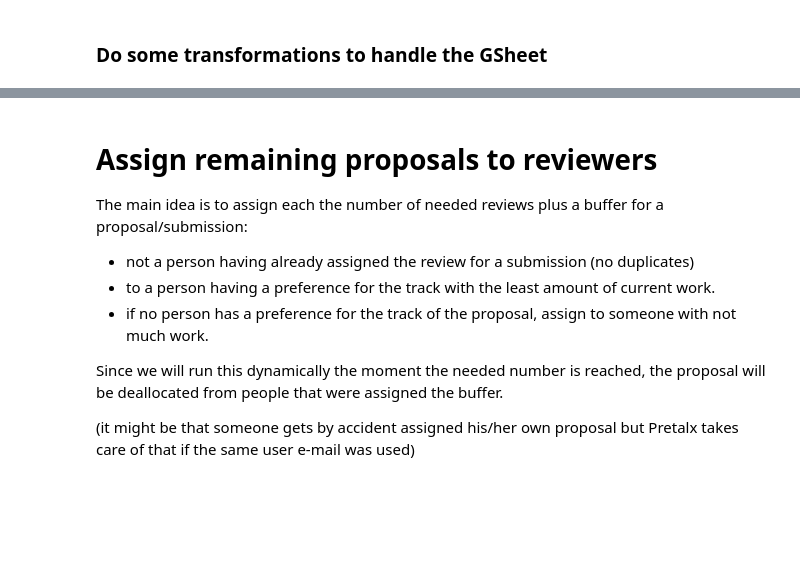
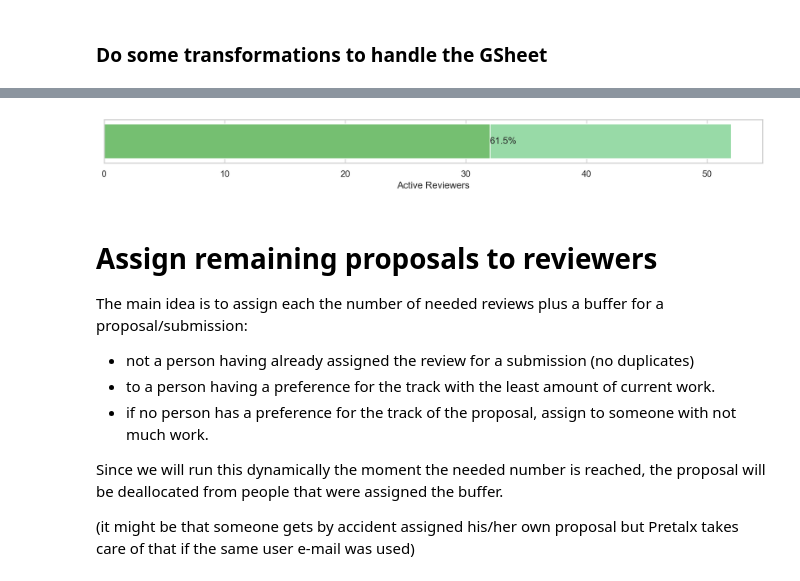
Before and after one commit to FlorianWilhelm/pytanis, a Jupyter notebook: notebooks/pyconde-pydata-berlin-2023/01_reviewer-assignment_v2.ipynb, the cells around one changed output, grey strips where cells are left out. Cells and saved outputs as stored; diff of their text form; code cells hidden in the pictures; blank space fills up the shorter version.

```diff
--- a/notebooks/pyconde-pydata-berlin-2023/01_reviewer-assignment_v2.ipynb
+++ b/notebooks/pyconde-pydata-berlin-2023/01_reviewer-assignment_v2.ipynb
@@ -134,3 +137,17 @@ sns.barplot(assign_df[Col.done_nreviews].value_counts().reset_index().rename(
+# %%
+active_rev = pd.DataFrame({
+    "Active Reviewers": [assign_df.assign(started=assign_df[Col.done_nreviews] > 0).groupby("started").count()[Col.name].loc[True]],
+    "all": [len(assign_df)]
+})
+# %%
+f, ax = plt.subplots(figsize=(15, 1))
+sns.set_color_codes("pastel")
+sns.barplot(data=active_rev, x="all", color='g')
+sns.set_color_codes("muted")
+ax = sns.barplot(data=active_rev, x="Active Reviewers", color='g');
+ax.bar_label(ax.containers[1], labels=["{:.1%}".format(active_rev.loc[0, "Active Reviewers"] / active_rev.loc[0, "all"])]);
+# %% [output]
+[figure, added]
 # %% [markdown]
 # Assign remaining proposals to reviewers
 
```
Also changed, not shown: parts of 10 cells of this notebook, 2 other files.
